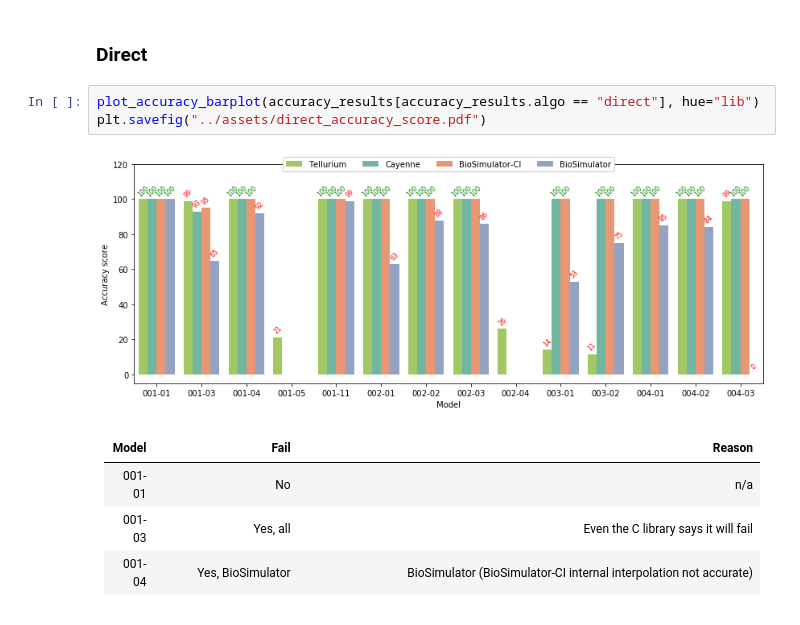
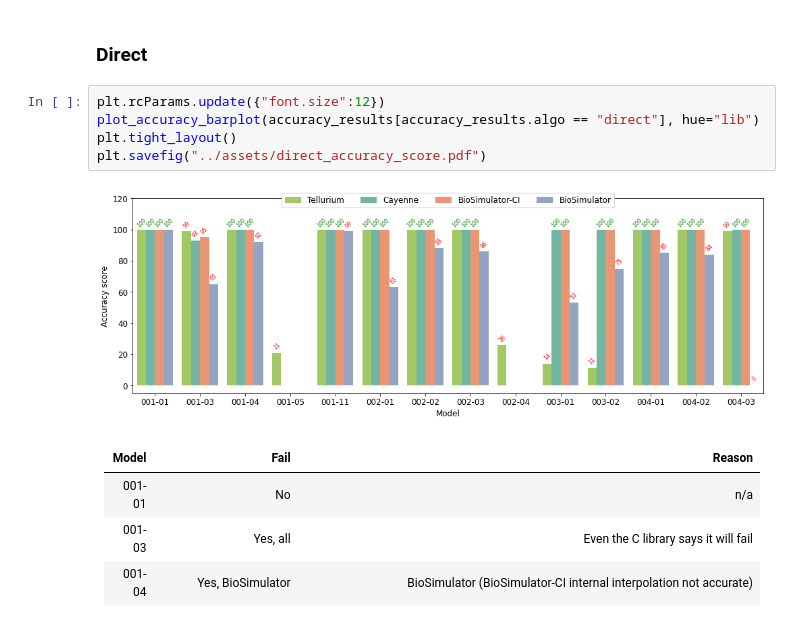
Before and after one commit to quantumbrake/cayenne-benchmarks, a Jupyter notebook: notebooks/Analysis.ipynb, the cells around one changed output. Drawn from its saved outputs; the diff is of its cells as text.

Commit message:
Change: Font size of figures to 12 for paper

```diff
--- a/notebooks/Analysis.ipynb
+++ b/notebooks/Analysis.ipynb
@@ -192,10 +208,12 @@ accuracy_results
 # %% [markdown]
 ### Direct
 # %%
+plt.rcParams.update({"font.size":12})
 plot_accuracy_barplot(accuracy_results[accuracy_results.algo == "direct"], hue="lib")
+plt.tight_layout()
 plt.savefig("../assets/direct_accuracy_score.pdf")
 # %% [output]
-[figure, old version]
+[figure, new version]
 # %% [markdown]
 Model | Fail | Reason
 ---|---|---
```
Also changed, not shown: parts of 5 cells of this notebook, 5 other files.
